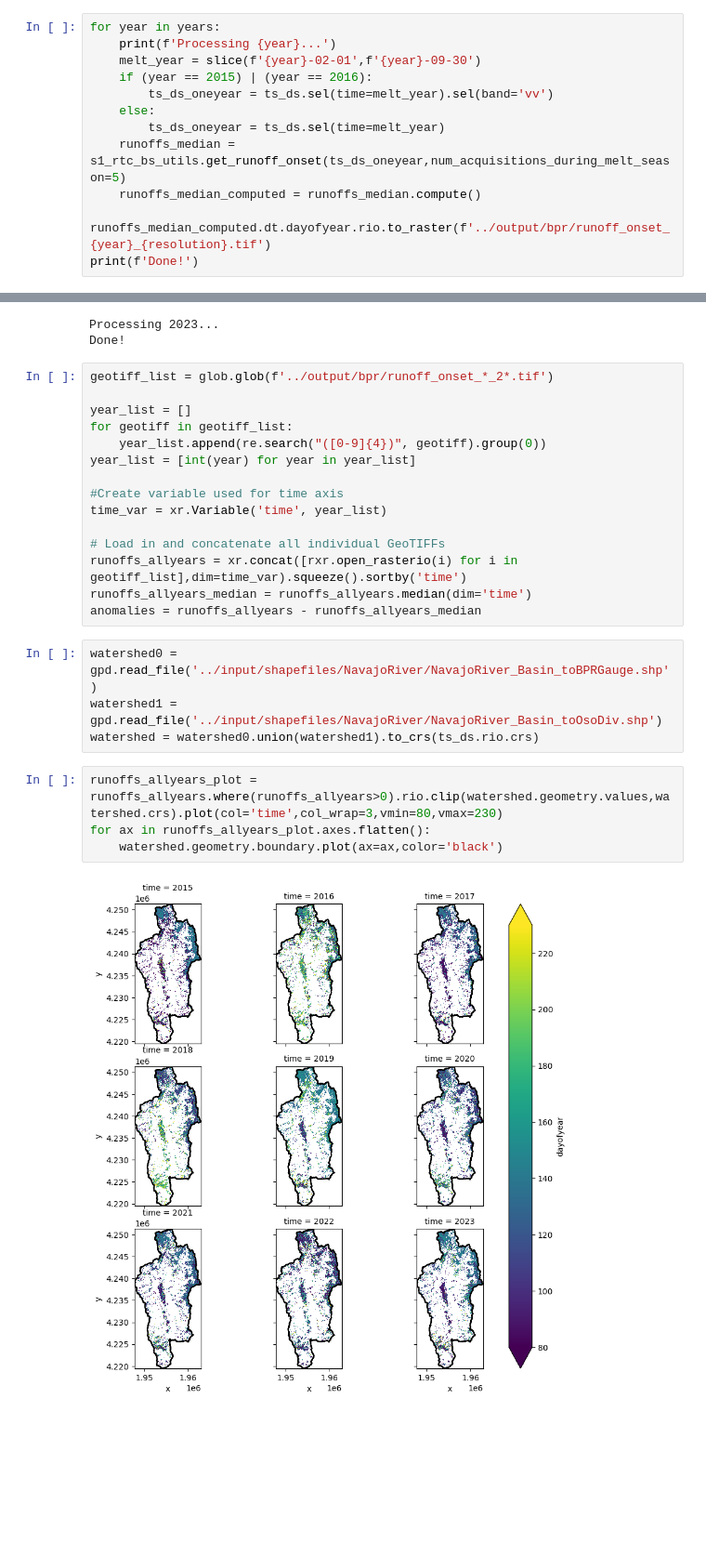
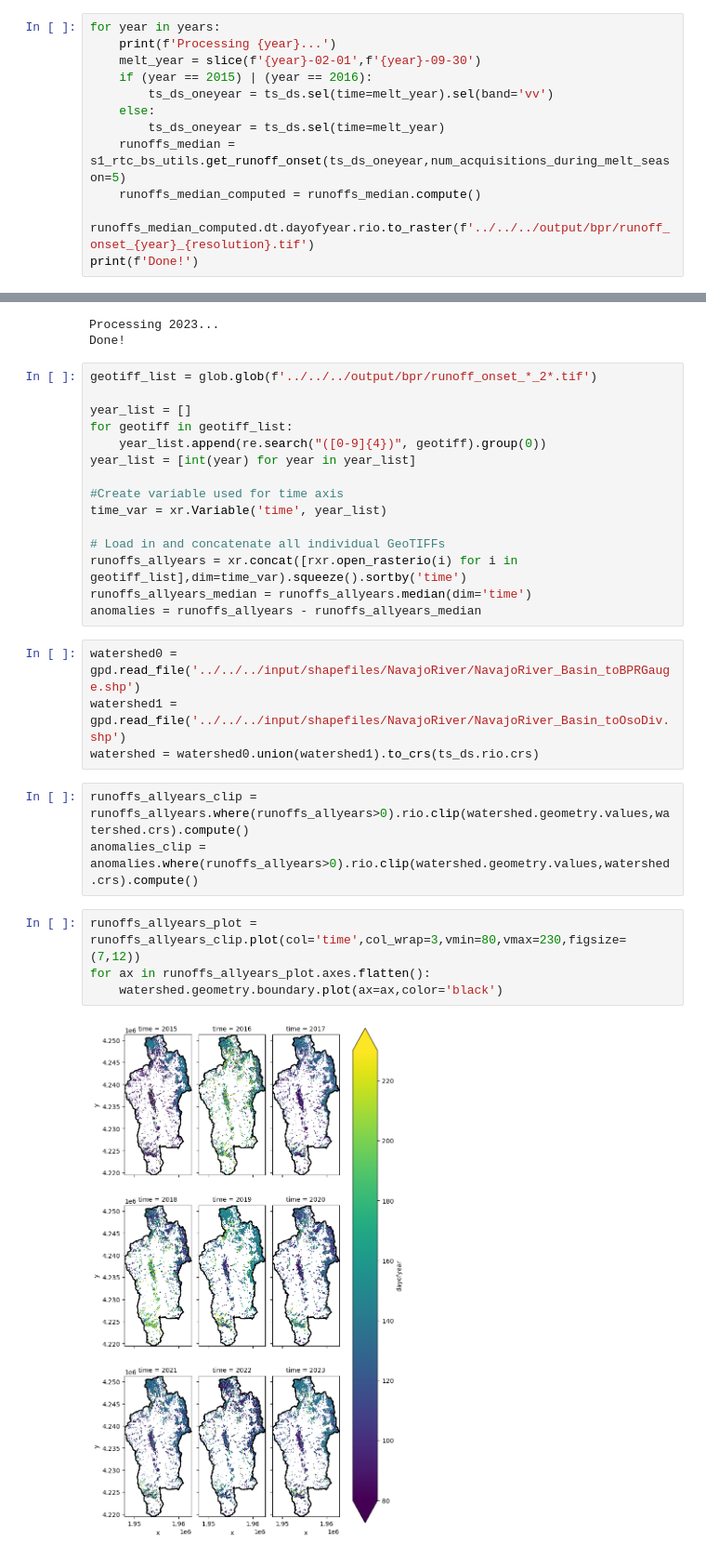
Before and after one commit to egagli/sar_snowmelt_timing, a Jupyter notebook: dev/collaborations/bpr/BPR.ipynb, the cells around one changed output, grey strips where cells are left out. Shown at 93% size. Cells and saved outputs as stored; diff of their text form; blank space fills up the shorter version.

```diff
--- a/dev/collaborations/bpr/BPR.ipynb
+++ b/dev/collaborations/bpr/BPR.ipynb
@@ -77,7 +77,7 @@ for year in years:
         ts_ds_oneyear = ts_ds.sel(time=melt_year)
     runoffs_median = s1_rtc_bs_utils.get_runoff_onset(ts_ds_oneyear,num_acquisitions_during_melt_season=5)
     runoffs_median_computed = runoffs_median.compute()
-    runoffs_median_computed.dt.dayofyear.rio.to_raster(f'../output/bpr/runoff_onset_{year}_{resolution}.tif')
+    runoffs_median_computed.dt.dayofyear.rio.to_raster(f'../../../output/bpr/runoff_onset_{year}_{resolution}.tif')
 print(f'Done!')
 # %% [output]
 Processing 2015...
@@ -91,7 +91,7 @@ Processing 2022...
 Processing 2023...
 Done!
 # %%
-geotiff_list = glob.glob(f'../output/bpr/runoff_onset_*_2*.tif')
+geotiff_list = glob.glob(f'../../../output/bpr/runoff_onset_*_2*.tif')
 
 year_list = []
 for geotiff in geotiff_list:
@@ -106,12 +106,15 @@ runoffs_allyears = xr.concat([rxr.open_rasterio(i) for i in geotiff_list],dim=ti
 runoffs_allyears_median = runoffs_allyears.median(dim='time')
 anomalies = runoffs_allyears - runoffs_allyears_median
 # %%
-watershed0 = gpd.read_file('../input/shapefiles/NavajoRiver/NavajoRiver_Basin_toBPRGauge.shp')
-watershed1 = gpd.read_file('../input/shapefiles/NavajoRiver/NavajoRiver_Basin_toOsoDiv.shp')
+watershed0 = gpd.read_file('../../../input/shapefiles/NavajoRiver/NavajoRiver_Basin_toBPRGauge.shp')
+watershed1 = gpd.read_file('../../../input/shapefiles/NavajoRiver/NavajoRiver_Basin_toOsoDiv.shp')
 watershed = watershed0.union(watershed1).to_crs(ts_ds.rio.crs)
+# %%
+runoffs_allyears_clip = runoffs_allyears.where(runoffs_allyears>0).rio.clip(watershed.geometry.values,watershed.crs).compute()
+anomalies_clip = anomalies.where(runoffs_allyears>0).rio.clip(watershed.geometry.values,watershed.crs).compute()
 # %%
-runoffs_allyears_plot = runoffs_allyears.where(runoffs_allyears>0).rio.clip(watershed.geometry.values,watershed.crs).plot(col='time',col_wrap=3,vmin=80,vmax=230)
+runoffs_allyears_plot = runoffs_allyears_clip.plot(col='time',col_wrap=3,vmin=80,vmax=230,figsize=(7,12))
 for ax in runoffs_allyears_plot.axes.flatten():
     watershed.geometry.boundary.plot(ax=ax,color='black')
 # %% [output]
-[figure, old version]
+[figure, new version]
```
Also changed, not shown: parts of 5 cells of this notebook.
